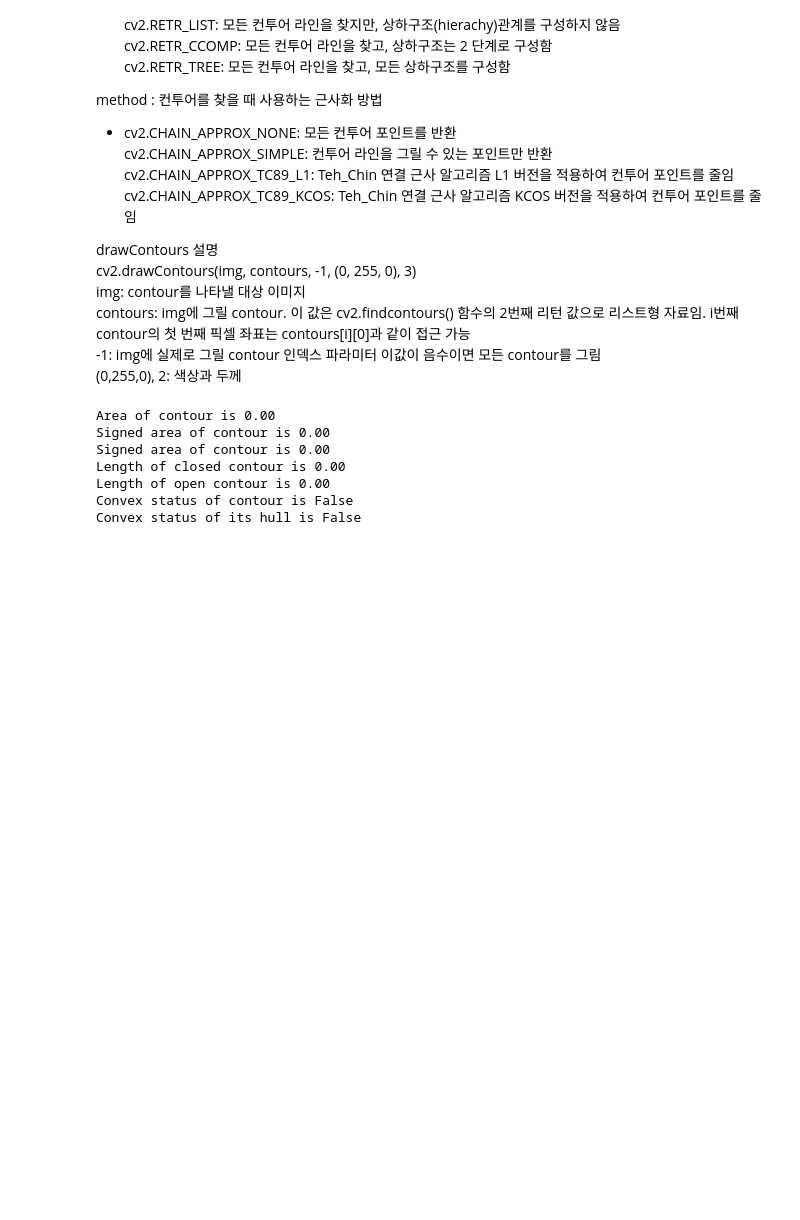
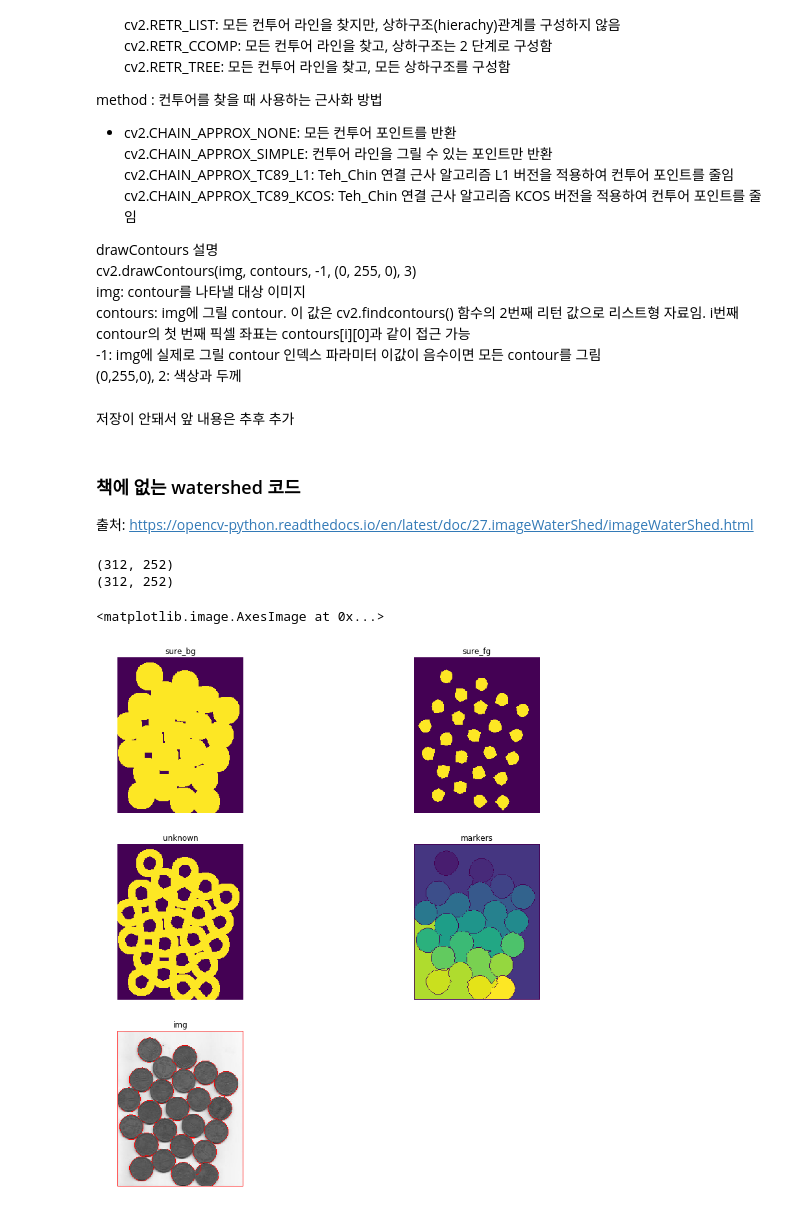
Before and after one commit to steinjun0/OpenCV3-Computer-Vision-with-Python-CookBook-Study, a Jupyter notebook: Chap.3/chapter3.ipynb, the cells around one changed output. Drawn from its saved outputs; the diff is of its cells as text; code cells hidden in the pictures; blank space fills up the shorter version.

```diff
--- a/Chap.3/chapter3.ipynb
+++ b/Chap.3/chapter3.ipynb
@@ -304,7 +288,7 @@ print('Length of closed contour is %.2f' % cv2.arcLength(contour, True))    #
 print('Length of open contour is %.2f' % cv2.arcLength(contour, False))     # 윤곽선의 첫 번째 점과 마지막 점을 연결했다고 간주하지 않아, 두 점 사이의 길이는 계산되지 않음
 
 hull = cv2.convexHull(contour)  #convex: 볼록한, hull: (콩 등의)깍지를 벗기다. -> convexHull: 임의의 집합 x에 대한 가장 작은 볼록 껍질, 외피
-cv2.drawContours(color, hull, -1, (255,0,255), 3)     # 외피 그리기
+cv2.drawContours(color, [hull], -1, (255,0,255), 3)     # 외피 그리기
 
 cv2.imshow('contours', color)
 cv2.waitKey()
@@ -332,11 +316,65 @@ while True:
     if key == 27:
         break
 cv2.destroyAllWindows()
-# %% [output]
-Area of contour is 0.00
-Signed area of contour is 0.00
-Signed area of contour is 0.00
-Length of closed contour is 0.00
-Length of open contour is 0.00
-Convex status of contour is False
-Convex status of its hull is False
+# %% [markdown]
+저장이 안돼서 앞 내용은 추후 추가
+# %% [markdown]
+### 책에 없는 watershed 코드
+출처: https://opencv-python.readthedocs.io/en/latest/doc/27.imageWaterShed/imageWaterShed.html
+# %%
+img = cv2.imread('../data/coins.jpg', 0)
+binary, thresh = cv2.threshold(img, 0, 255, cv2.THRESH_BINARY_INV | cv2.THRESH_OTSU)
+
+kernel = np.ones((3,3), np.uint8)
+opening = cv2.morphologyEx(thresh, cv2.MORPH_OPEN, kernel, iterations=2)
+
+sure_bg = cv2.dilate(opening, kernel, iterations=3)
+
+dist_transform = cv2.distanceTransform(opening, cv2.DIST_L2, 5)
+ret, sure_fg = cv2.threshold(dist_transform, 0.5*dist_transform.max(), 255,0)
+sure_fg = np.uint8(sure_fg)
+
+unknown = cv2.subtract(sure_bg, sure_fg)
+
+plt.figure(figsize=(15, 15))
+plt.subplot(321)
+plt.axis('off')
+plt.title('sure_bg')
+plt.imshow(sure_bg)
+
+plt.subplot(322)
+plt.axis('off')
+plt.title('sure_fg')
+plt.imshow(sure_fg)
+
+plt.subplot(323)
+plt.axis('off')
+plt.title('unknown')
+plt.imshow(unknown)
+
+ret, markers = cv2.connectedComponents(sure_fg)
+#markers = markers + 1
+markers[unknown == 255] = 0
+
+print(img.shape)
+print(markers.shape)
+
+img = cv2.cvtColor(img, cv2.COLOR_GRAY2BGR)
+
+markers = cv2.watershed(img, markers)
+img[markers < 0] = [255,0,0]
+
+plt.subplot(324)
+plt.axis('off')
+plt.title('markers')
+plt.imshow(markers)
+
+plt.subplot(325)
+plt.axis('off')
+plt.title('img')
+plt.imshow(img)
+# %% [output]
+(312, 252)
+(312, 252)
+<matplotlib.image.AxesImage at 0x...>
+[figure, added]
```
Also changed, not shown: parts of 3 cells of this notebook, 1 other file.
